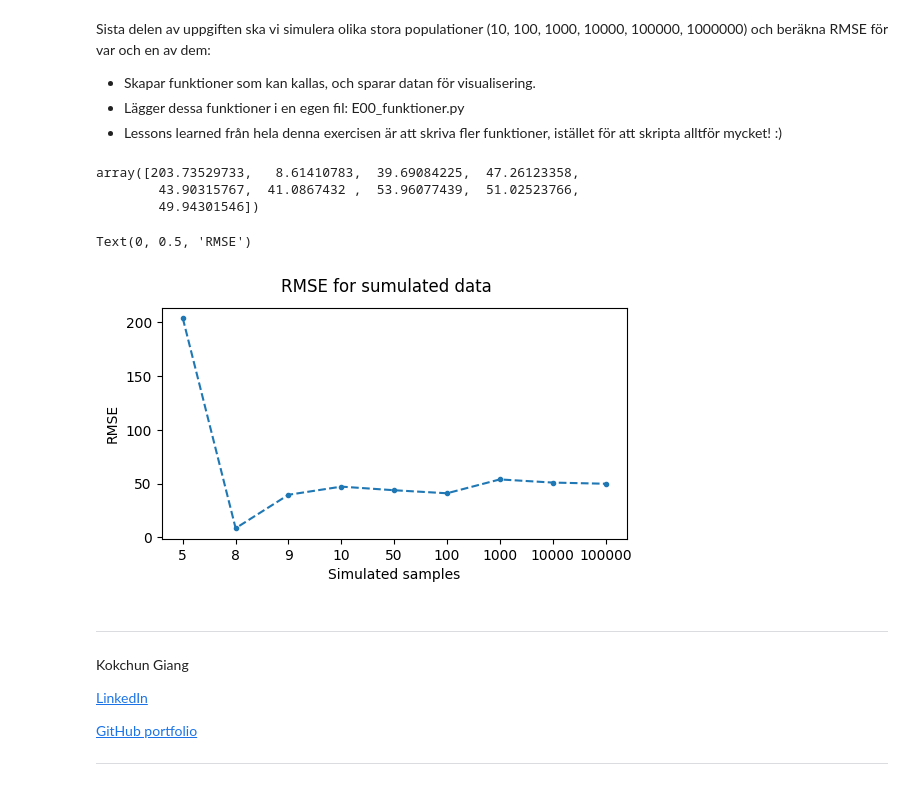
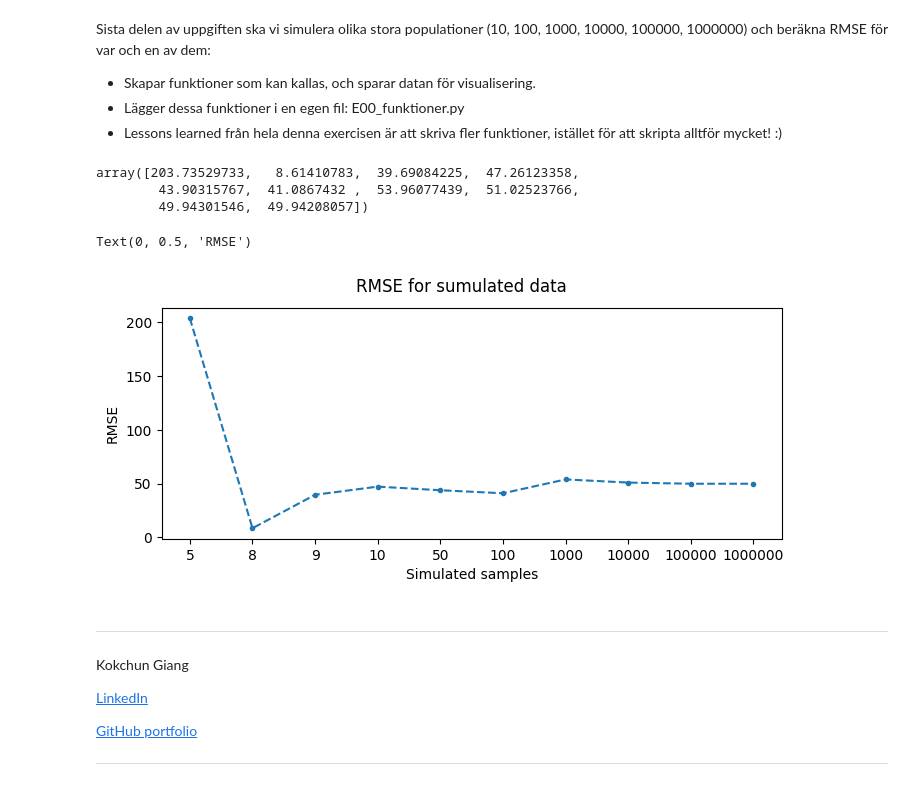
Before and after one commit to dancla240/Machine_Learning_Daniel_Claesson, a Jupyter notebook: Exercises/E00_linear_regression.ipynb, the cells around one changed output. Cells and saved outputs as stored; diff of their text form; code cells hidden in the pictures.

```diff
--- a/Exercises/E00_linear_regression.ipynb
+++ b/Exercises/E00_linear_regression.ipynb
@@ -542,8 +542,7 @@ Sista delen av uppgiften ska vi simulera olika stora populationer (10, 100, 1000
 import importlib
 importlib.reload(funcs)
 
-pop_size = [5, 8, 9, 10, 50, 100, 1000, 10000, 100000]
-#pop_size = [10, 50, 100, 1000, 10000, 100000, 1000000] # en lista med de olika population sizes som vi ska prova
+pop_size = [5, 8, 9, 10, 50, 100, 1000, 10000, 100000, 1000000] # en lista med de olika population sizes som vi ska prova
 RMSE_sum = np.array([]) # en tom numpy array som ska fyllas på med resultaten av simuleringarna
 
 for item in pop_size:
@@ -558,21 +557,21 @@ RMSE_sum
 # %% [output]
 array([203.73529733,   8.61410783,  39.69084225,  47.26123358,
         43.90315767,  41.0867432 ,  53.96077439,  51.02523766,
-        49.94301546])
+        49.94301546,  49.94208057])
 # %%
 x_axis = []
 
 for item in pop_size:
     x_axis.append(str(item))
 
-fig, ax = plt.subplots(figsize=(6,3))
+fig, ax = plt.subplots(figsize=(8,3))
 plt.plot(x_axis, RMSE_sum, '--.')
 plt.suptitle('RMSE for sumulated data')
 plt.xlabel('Simulated samples')
 plt.ylabel('RMSE')
 # %% [output]
 Text(0, 0.5, 'RMSE')
-[figure, old version]
+[figure, new version]
 # %% [markdown]
 ---
 
```
Also changed, not shown: parts of 1 cell of this notebook.
